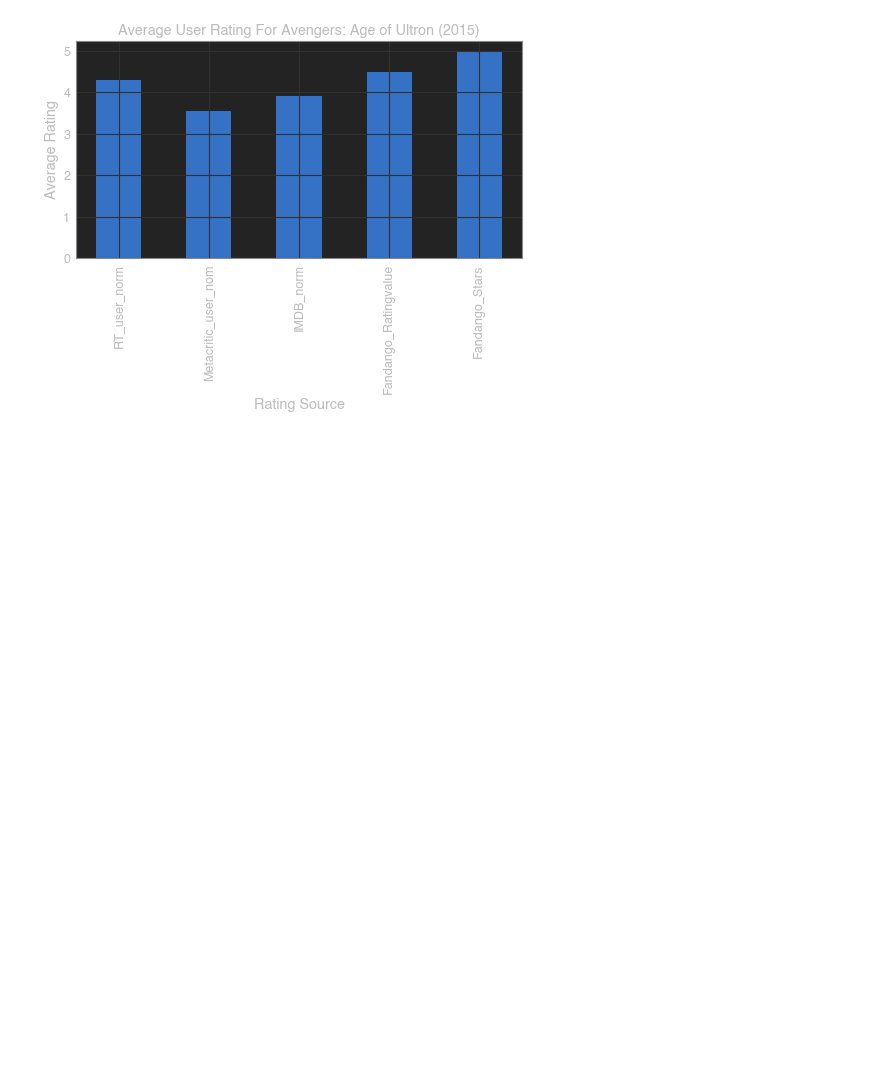
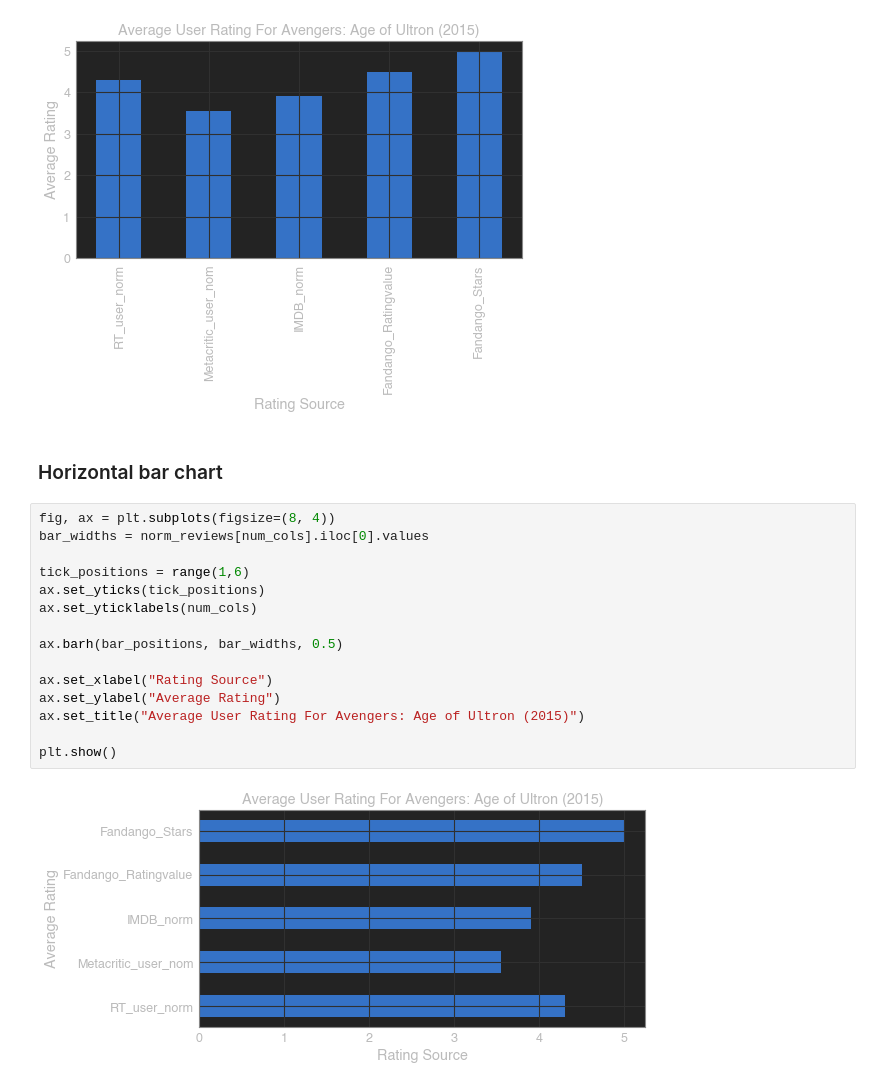
Before and after one commit to jakehopking/jupyter-notebooks, a Jupyter notebook: film-site-review-bias/Film review site bias.ipynb, the cells around one changed output. Cells and saved outputs as stored; diff of their text form; blank space fills up the shorter version.

Commit message:
Explore with more graphs

```diff
--- a/film-site-review-bias/Film review site bias.ipynb
+++ b/film-site-review-bias/Film review site bias.ipynb
@@ -74,3 +74,22 @@ ax.set_title("Average User Rating For Avengers: Age of Ultron (2015)")
 plt.show()
 # %% [output]
 [figure]
+# %% [markdown]
+### Horizontal bar chart
+# %%
+fig, ax = plt.subplots(figsize=(8, 4))
+bar_widths = norm_reviews[num_cols].iloc[0].values
+
+tick_positions = range(1,6)
+ax.set_yticks(tick_positions)
+ax.set_yticklabels(num_cols)
+
+ax.barh(bar_positions, bar_widths, 0.5)
+
+ax.set_xlabel("Rating Source")
+ax.set_ylabel("Average Rating")
+ax.set_title("Average User Rating For Avengers: Age of Ultron (2015)")
+
+plt.show()
+# %% [output]
+[figure, added]
```
Also changed, not shown: parts of 20 cells of this notebook.
